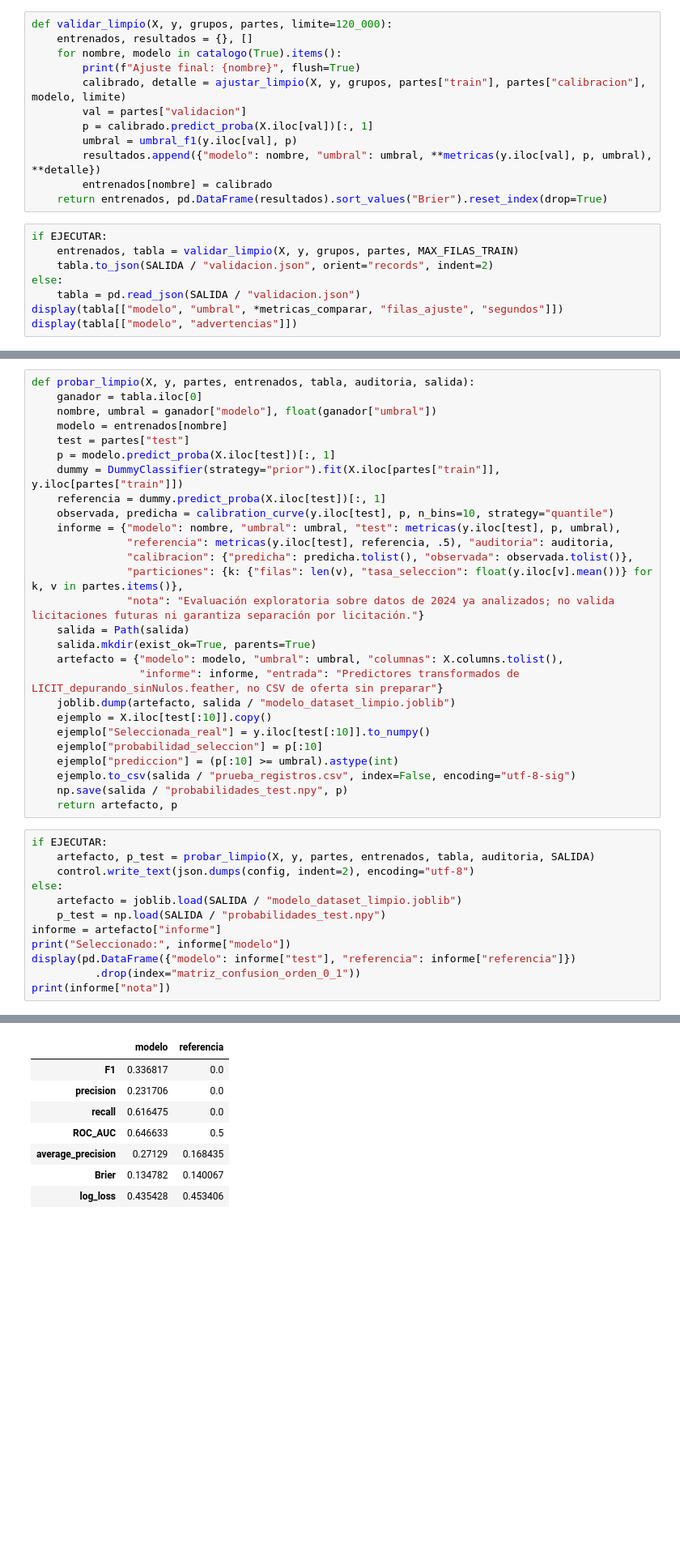
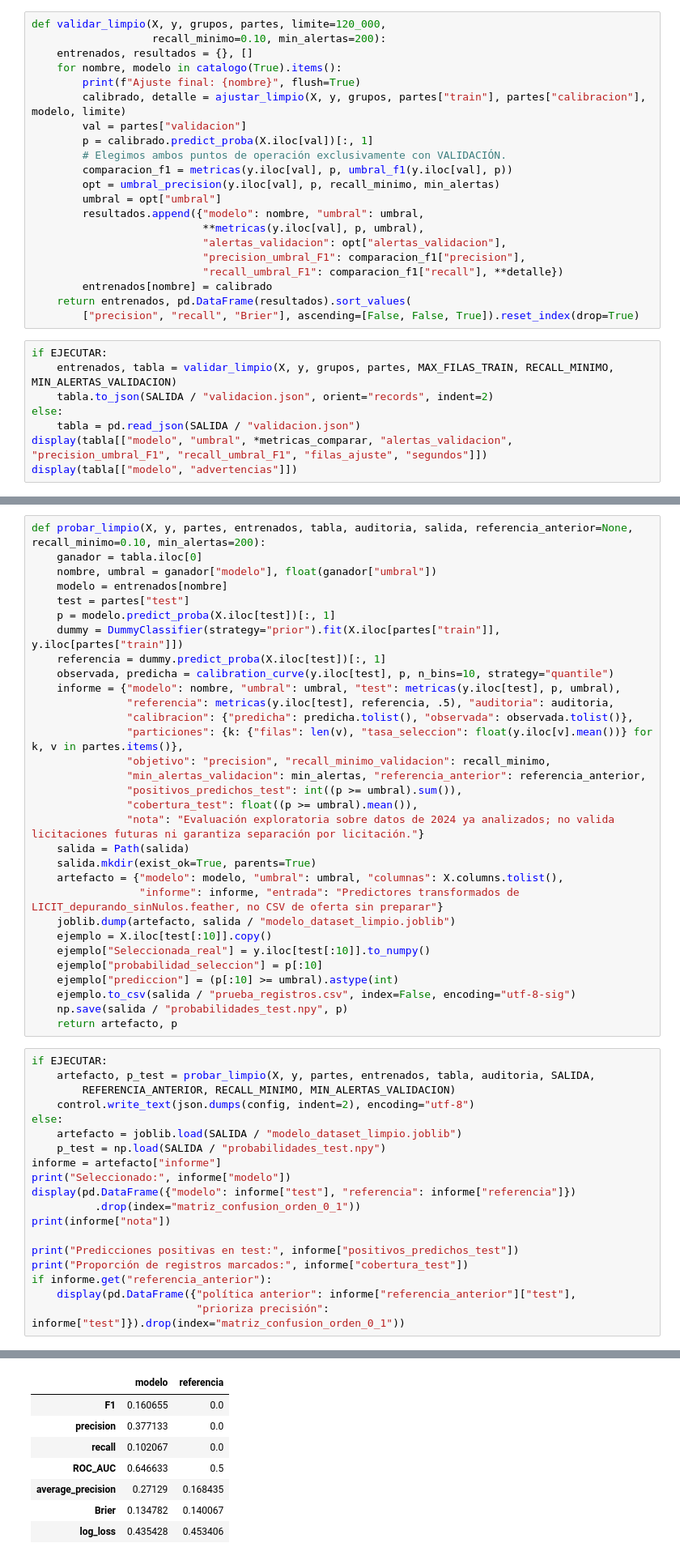
Before and after one commit to Der-Jsonth/ML-SmartBids, a Jupyter notebook: V0.2/02_Comparacion_de_Modelos.ipynb, the cells around one changed output, grey strips where cells are left out. Shown at 81% size. Drawn from its saved outputs; the diff is of its cells as text; blank space fills up the shorter version.

```diff
--- a/V0.2/02_Comparacion_de_Modelos.ipynb
+++ b/V0.2/02_Comparacion_de_Modelos.ipynb
@@ -274,21 +321,30 @@ por F1 en ese conjunto. Test no participa en esta elección.
 # %%
-def validar_limpio(X, y, grupos, partes, limite=120_000):
+def validar_limpio(X, y, grupos, partes, limite=120_000,
+                   recall_minimo=0.10, min_alertas=200):
     entrenados, resultados = {}, []
     for nombre, modelo in catalogo(True).items():
         print(f"Ajuste final: {nombre}", flush=True)
         calibrado, detalle = ajustar_limpio(X, y, grupos, partes["train"], partes["calibracion"], modelo, limite)
         val = partes["validacion"]
         p = calibrado.predict_proba(X.iloc[val])[:, 1]
-        umbral = umbral_f1(y.iloc[val], p)
-        resultados.append({"modelo": nombre, "umbral": umbral, **metricas(y.iloc[val], p, umbral), **detalle})
+        # Elegimos ambos puntos de operación exclusivamente con VALIDACIÓN.
+        comparacion_f1 = metricas(y.iloc[val], p, umbral_f1(y.iloc[val], p))
+        opt = umbral_precision(y.iloc[val], p, recall_minimo, min_alertas)
+        umbral = opt["umbral"]
+        resultados.append({"modelo": nombre, "umbral": umbral,
+                           **metricas(y.iloc[val], p, umbral),
+                           "alertas_validacion": opt["alertas_validacion"],
+                           "precision_umbral_F1": comparacion_f1["precision"],
+                           "recall_umbral_F1": comparacion_f1["recall"], **detalle})
         entrenados[nombre] = calibrado
-    return entrenados, pd.DataFrame(resultados).sort_values("Brier").reset_index(drop=True)
+    return entrenados, pd.DataFrame(resultados).sort_values(
+        ["precision", "recall", "Brier"], ascending=[False, False, True]).reset_index(drop=True)
 # %%
 if EJECUTAR:
-    entrenados, tabla = validar_limpio(X, y, grupos, partes, MAX_FILAS_TRAIN)
+    entrenados, tabla = validar_limpio(X, y, grupos, partes, MAX_FILAS_TRAIN, RECALL_MINIMO, MIN_ALERTAS_VALIDACION)
     tabla.to_json(SALIDA / "validacion.json", orient="records", indent=2)
 else:
     tabla = pd.read_json(SALIDA / "validacion.json")
-display(tabla[["modelo", "umbral", *metricas_comparar, "filas_ajuste", "segundos"]])
+display(tabla[["modelo", "umbral", *metricas_comparar, "alertas_validacion", "precision_umbral_F1", "recall_umbral_F1", "filas_ajuste", "segundos"]])
 display(tabla[["modelo", "advertencias"]])
 # %% [output]
@@ -309,7 +365,7 @@ constante basada en TRAIN, se guarda el modelo y se exportan diez registros de
 ejemplo con su resultado real. El histórico de 2024 ya fue analizado previamente:
 esto es una comparación exploratoria, no una nueva confirmación independiente.
 # %%
-def probar_limpio(X, y, partes, entrenados, tabla, auditoria, salida):
+def probar_limpio(X, y, partes, entrenados, tabla, auditoria, salida, referencia_anterior=None, recall_minimo=0.10, min_alertas=200):
     ganador = tabla.iloc[0]
     nombre, umbral = ganador["modelo"], float(ganador["umbral"])
     modelo = entrenados[nombre]
@@ -322,6 +378,10 @@ def probar_limpio(X, y, partes, entrenados, tabla, auditoria, salida):
                "referencia": metricas(y.iloc[test], referencia, .5), "auditoria": auditoria,
                "calibracion": {"predicha": predicha.tolist(), "observada": observada.tolist()},
                "particiones": {k: {"filas": len(v), "tasa_seleccion": float(y.iloc[v].mean())} for k, v in partes.items()},
+               "objetivo": "precision", "recall_minimo_validacion": recall_minimo,
+               "min_alertas_validacion": min_alertas, "referencia_anterior": referencia_anterior,
+               "positivos_predichos_test": int((p >= umbral).sum()),
+               "cobertura_test": float((p >= umbral).mean()),
                "nota": "Evaluación exploratoria sobre datos de 2024 ya analizados; no valida licitaciones futuras ni garantiza separación por licitación."}
     salida = Path(salida)
     salida.mkdir(exist_ok=True, parents=True)
@@ -337,22 +397,29 @@ def probar_limpio(X, y, partes, entrenados, tabla, auditoria, salida):
     return artefacto, p
 # %%
 if EJECUTAR:
-    artefacto, p_test = probar_limpio(X, y, partes, entrenados, tabla, auditoria, SALIDA)
+    artefacto, p_test = probar_limpio(X, y, partes, entrenados, tabla, auditoria, SALIDA,
+        REFERENCIA_ANTERIOR, RECALL_MINIMO, MIN_ALERTAS_VALIDACION)
     control.write_text(json.dumps(config, indent=2), encoding="utf-8")
 else:
     artefacto = joblib.load(SALIDA / "modelo_dataset_limpio.joblib")
     p_test = np.load(SALIDA / "probabilidades_test.npy")
 informe = artefacto["informe"]
 print("Seleccionado:", informe["modelo"])
 display(pd.DataFrame({"modelo": informe["test"], "referencia": informe["referencia"]})
           .drop(index="matriz_confusion_orden_0_1"))
 print(informe["nota"])
+
+print("Predicciones positivas en test:", informe["positivos_predichos_test"])
+print("Proporción de registros marcados:", informe["cobertura_test"])
+if informe.get("referencia_anterior"):
+    display(pd.DataFrame({"política anterior": informe["referencia_anterior"]["test"],
+                          "prioriza precisión": informe["test"]}).drop(index="matriz_confusion_orden_0_1"))
 # %% [output]
 Seleccionado: Red_Neuronal_MLP
 |  | modelo | referencia |
-| F1 | 0.336817 | 0.0 |
-| precision | 0.231706 | 0.0 |
-| recall | 0.616475 | 0.0 |
+| F1 | 0.160655 | 0.0 |
+| precision | 0.377133 | 0.0 |
+| recall | 0.102067 | 0.0 |
 | ROC_AUC | 0.646633 | 0.5 |
 | average_precision | 0.27129 | 0.168435 |
 | Brier | 0.134782 | 0.140067 |
```
Also changed, not shown: parts of 11 cells of this notebook, 2 other files.
